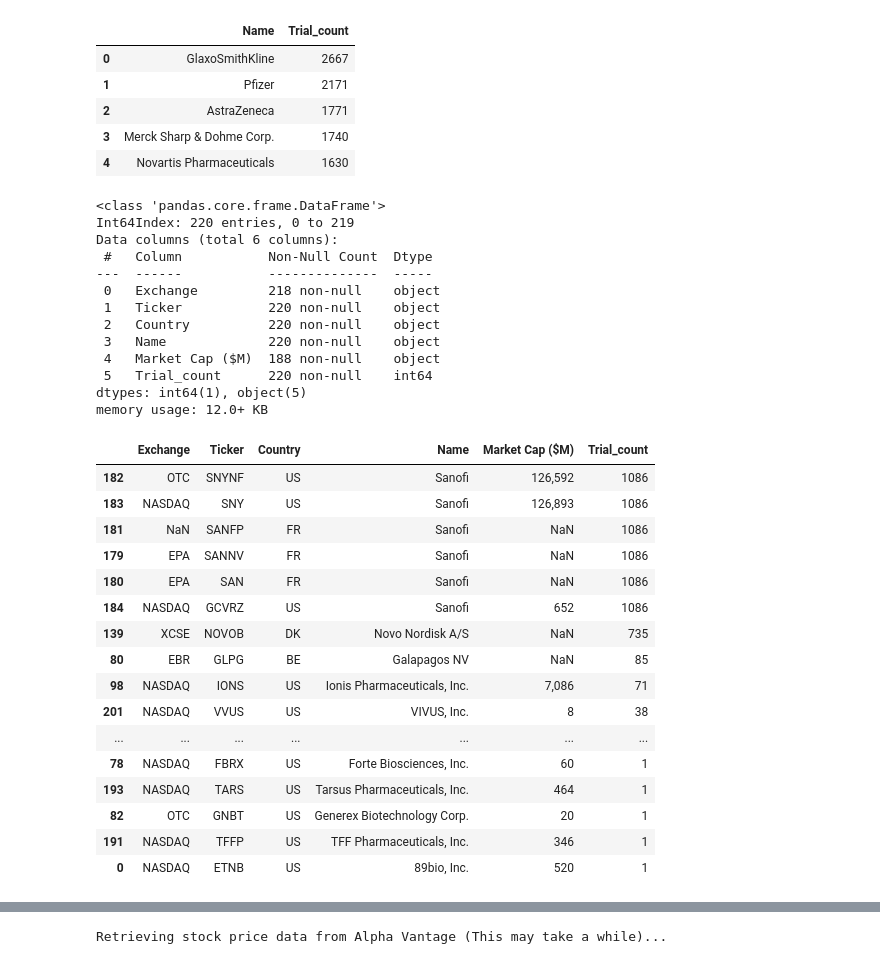
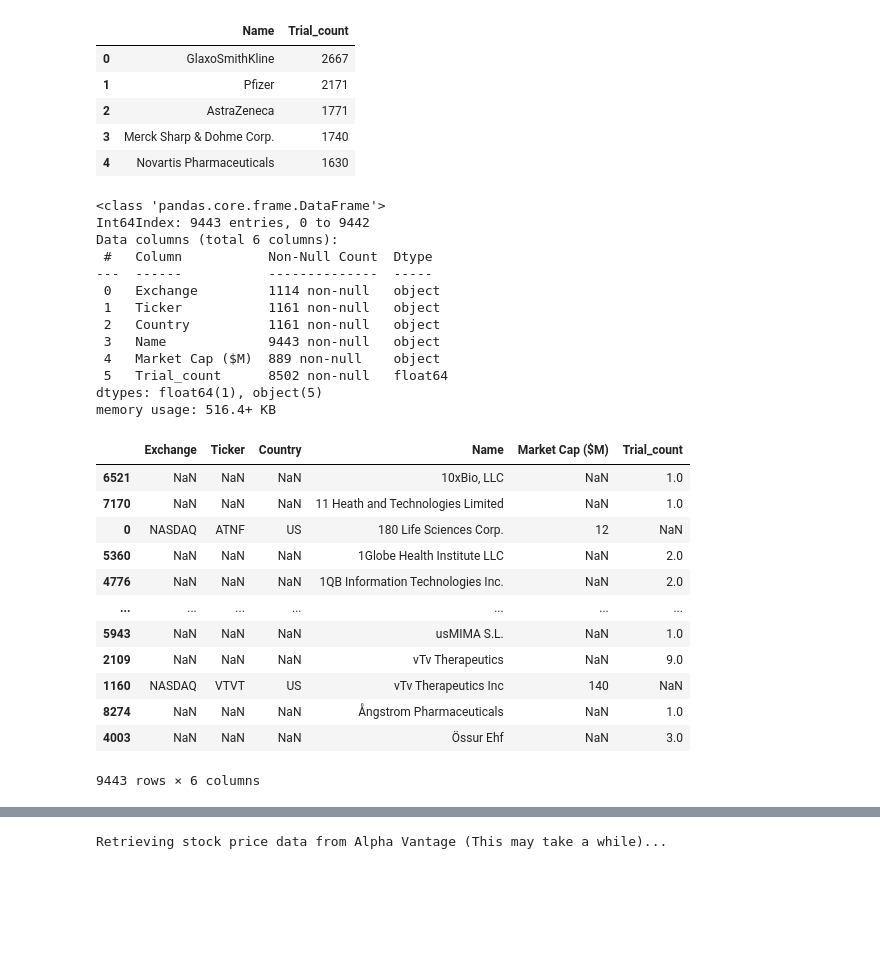
Before and after one commit to aeyavuz/CliTri, a Jupyter notebook: Stock_analysis.ipynb, the cells around one changed output, grey strips where cells are left out. Cells and saved outputs as stored; diff of their text form; code cells hidden in the pictures; blank space fills up the shorter version.

```diff
--- a/Stock_analysis.ipynb
+++ b/Stock_analysis.ipynb
@@ -125,42 +124,38 @@ CT_company_name.head()
 | 3 | Merck Sharp & Dohme Corp. | 1740 |
 | 4 | Novartis Pharmaceuticals | 1630 |
 # %%
- df_new = pd.merge(left=sic_283, right=CT_company_name, left_on='Name', right_on='Name')
+ df_new = pd.merge(left=sic_283, right=CT_company_name, left_on='Name', right_on='Name', how='outer')
 # %%
 df_new.info()
 # %% [output]
 <class 'pandas.core.frame.DataFrame'>
-Int64Index: 220 entries, 0 to 219
+Int64Index: 9443 entries, 0 to 9442
 Data columns (total 6 columns):
  #   Column           Non-Null Count  Dtype
 ---  ------           --------------  -----
- 0   Exchange         218 non-null    object
- 1   Ticker           220 non-null    object
- 2   Country          220 non-null    object
- 3   Name             220 non-null    object
- 4   Market Cap ($M)  188 non-null    object
- 5   Trial_count      220 non-null    int64
-dtypes: int64(1), object(5)
-memory usage: 12.0+ KB
+ 0   Exchange         1114 non-null   object
+ 1   Ticker           1161 non-null   object
+ 2   Country          1161 non-null   object
+ 3   Name             9443 non-null   object
+ 4   Market Cap ($M)  889 non-null    object
+ 5   Trial_count      8502 non-null   float64
+dtypes: float64(1), object(5)
+memory usage: 516.4+ KB
 # %%
 pd.set_option('display.max_rows', 500)
 # %%
-df_new.sort_values(by="Trial_count", ascending=False)
+df_new.sort_values(by="Name")
 # %% [output]
 |  | Exchange | Ticker | Country | Name | Market Cap ($M) | Trial_count |
-| 182 | OTC | SNYNF | US | Sanofi | 126,592 | 1086 |
-| 183 | NASDAQ | SNY | US | Sanofi | 126,893 | 1086 |
-| 181 | NaN | SANFP | FR | Sanofi | NaN | 1086 |
-| 179 | EPA | SANNV | FR | Sanofi | NaN | 1086 |
-| 180 | EPA | SAN | FR | Sanofi | NaN | 1086 |
-| 184 | NASDAQ | GCVRZ | US | Sanofi | 652 | 1086 |
-| 139 | XCSE | NOVOB | DK | Novo Nordisk A/S | NaN | 735 |
-| 80 | EBR | GLPG | BE | Galapagos NV | NaN | 85 |
-| 98 | NASDAQ | IONS | US | Ionis Pharmaceuticals, Inc. | 7,086 | 71 |
-| 201 | NASDAQ | VVUS | US | VIVUS, Inc. | 8 | 38 |
+| 6521 | NaN | NaN | NaN | 10xBio, LLC | NaN | 1.0 |
+| 7170 | NaN | NaN | NaN | 11 Heath and Technologies Limited | NaN | 1.0 |
+| 0 | NASDAQ | ATNF | US | 180 Life Sciences Corp. | 12 | NaN |
+| 5360 | NaN | NaN | NaN | 1Globe Health Institute LLC | NaN | 2.0 |
+| 4776 | NaN | NaN | NaN | 1QB Information Technologies Inc. | NaN | 2.0 |
 | ... | ... | ... | ... | ... | ... | ... |
-| 78 | NASDAQ | FBRX | US | Forte Biosciences, Inc. | 60 | 1 |
-| 193 | NASDAQ | TARS | US | Tarsus Pharmaceuticals, Inc. | 464 | 1 |
-| 82 | OTC | GNBT | US | Generex Biotechnology Corp. | 20 | 1 |
-| 191 | NASDAQ | TFFP | US | TFF Pharmaceuticals, Inc. | 346 | 1 |
-| 0 | NASDAQ | ETNB | US | 89bio, Inc. | 520 | 1 |
+| 5943 | NaN | NaN | NaN | usMIMA S.L. | NaN | 1.0 |
+| 2109 | NaN | NaN | NaN | vTv Therapeutics | NaN | 9.0 |
+| 1160 | NASDAQ | VTVT | US | vTv Therapeutics Inc | 140 | NaN |
+| 8274 | NaN | NaN | NaN | Ångstrom Pharmaceuticals | NaN | 1.0 |
+| 4003 | NaN | NaN | NaN | Össur Ehf | NaN | 3.0 |
+9443 rows × 6 columns
```
Also changed, not shown: parts of 11 cells of this notebook.
